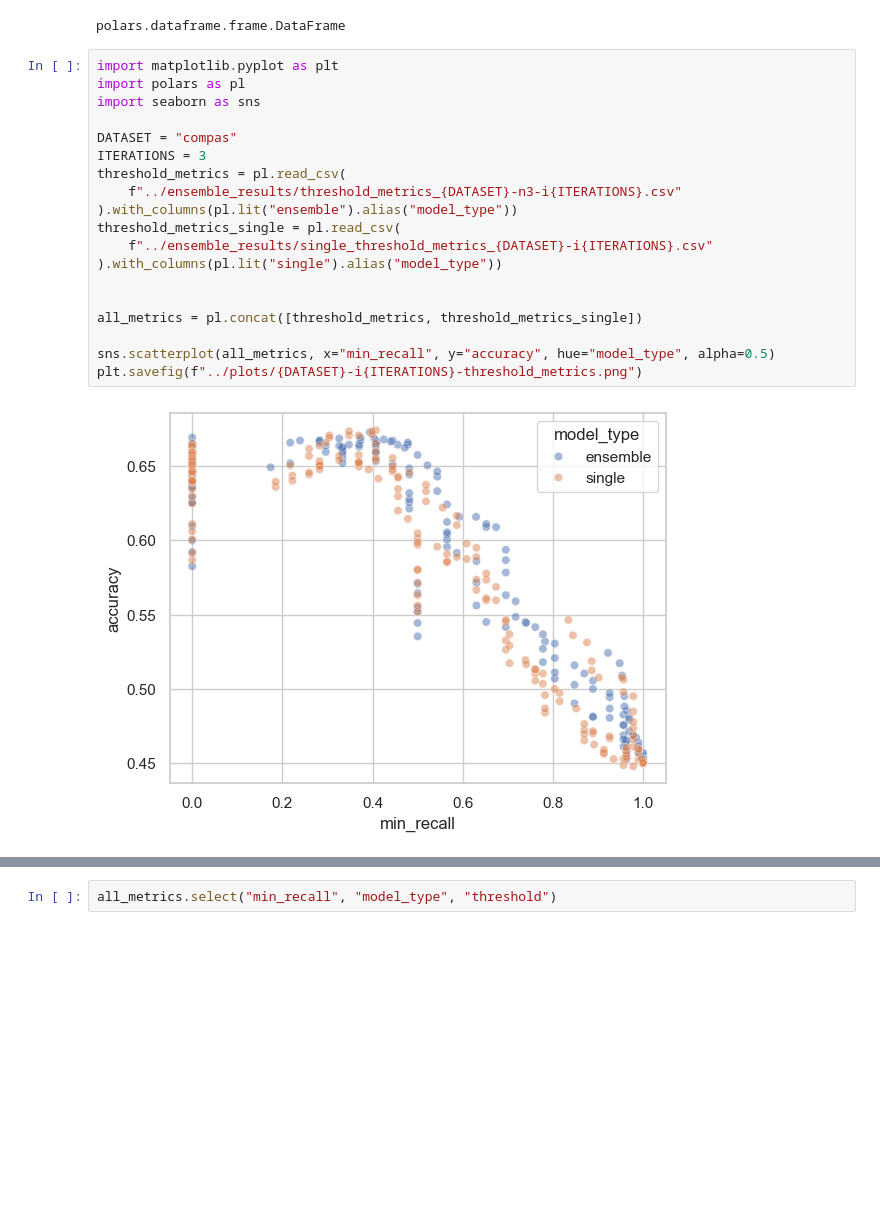
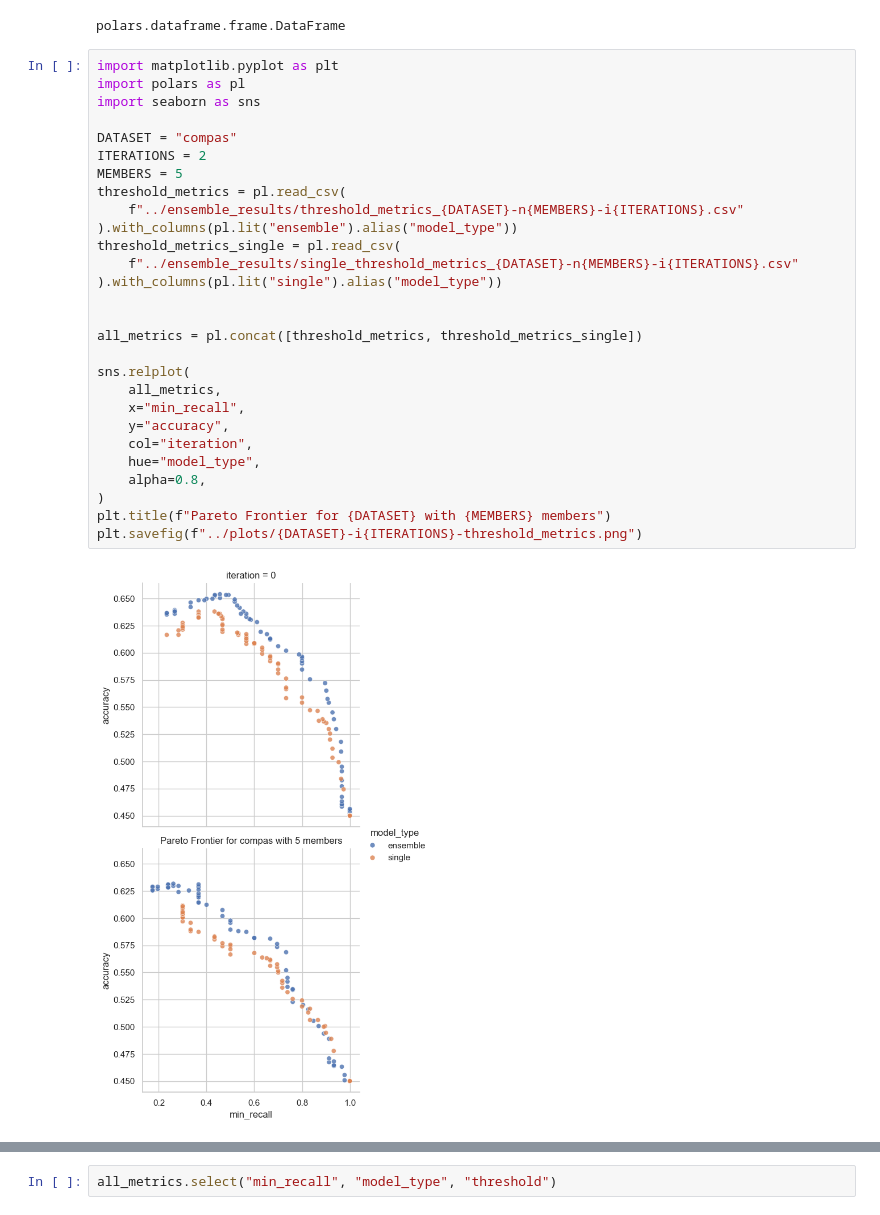
Before and after one commit to jhrystrom/oxonfair, a Jupyter notebook: examples/ensemble_playground.ipynb, the cells around one changed output, grey strips where cells are left out. Saved outputs shown, nothing was run; the diff lists cells and outputs as text; blank space fills up the shorter version.

```diff
--- a/examples/ensemble_playground.ipynb
+++ b/examples/ensemble_playground.ipynb
@@ -477,21 +477,30 @@ polars.dataframe.frame.DataFrame
 # %%
 import matplotlib.pyplot as plt
 import polars as pl
 import seaborn as sns
 
 DATASET = "compas"
-ITERATIONS = 3
+ITERATIONS = 2
+MEMBERS = 5
 threshold_metrics = pl.read_csv(
-    f"../ensemble_results/threshold_metrics_{DATASET}-n3-i{ITERATIONS}.csv"
+    f"../ensemble_results/threshold_metrics_{DATASET}-n{MEMBERS}-i{ITERATIONS}.csv"
 ).with_columns(pl.lit("ensemble").alias("model_type"))
 threshold_metrics_single = pl.read_csv(
-    f"../ensemble_results/single_threshold_metrics_{DATASET}-i{ITERATIONS}.csv"
+    f"../ensemble_results/single_threshold_metrics_{DATASET}-n{MEMBERS}-i{ITERATIONS}.csv"
 ).with_columns(pl.lit("single").alias("model_type"))
 
 
 all_metrics = pl.concat([threshold_metrics, threshold_metrics_single])
 
-sns.scatterplot(all_metrics, x="min_recall", y="accuracy", hue="model_type", alpha=0.5)
+sns.relplot(
+    all_metrics,
+    x="min_recall",
+    y="accuracy",
+    col="iteration",
+    hue="model_type",
+    alpha=0.8,
+)
+plt.title(f"Pareto Frontier for {DATASET} with {MEMBERS} members")
 plt.savefig(f"../plots/{DATASET}-i{ITERATIONS}-threshold_metrics.png")
 # %% [output]
-[figure, old version]
+[figure, new version]
```
Also changed, not shown: parts of 2 cells of this notebook, 2 other files.
